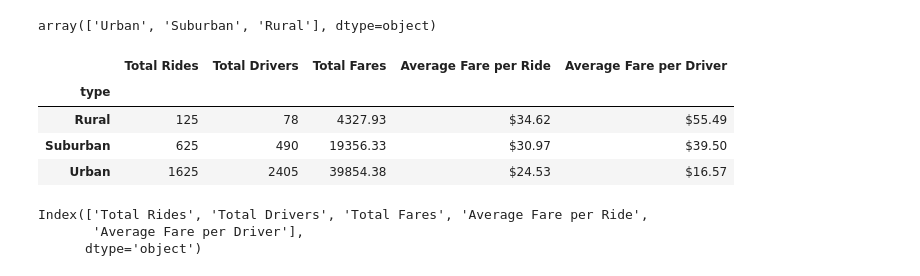
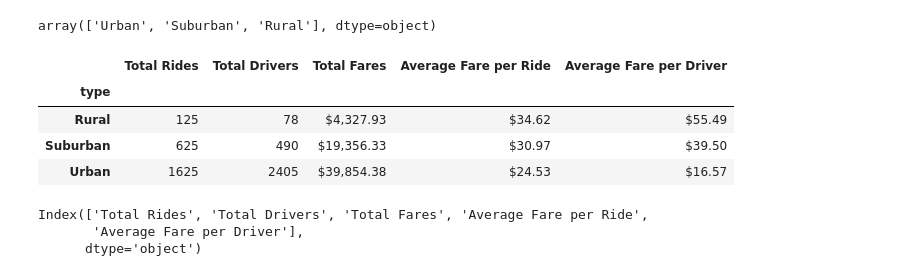
Before and after one commit to GirijaJoshi/PyBer_Analysis, a Jupyter notebook: PyBer_Challenge.ipynb, the cells around one changed output. Cells and saved outputs as stored; diff of their text form; code cells hidden in the pictures.

Commit message:
added format

```diff
--- a/PyBer_Challenge.ipynb
+++ b/PyBer_Challenge.ipynb
@@ -106,19 +106,19 @@ array(['Urban', 'Suburban', 'Rural'], dtype=object)
 # %%
 # summary DataFrame
 pyber_summary_df = pd.DataFrame({
     "Total Rides" : sum_ride_by_type ,
     "Total Drivers": sum_driver_by_type,
-    "Total Fares" : sum_fares_by_type,
+    "Total Fares" : sum_fares_by_type.map("${:,.2f}".format),
     "Average Fare per Ride" : (sum_fares_by_type/ sum_ride_by_type).map("${:,.2f}".format),
     "Average Fare per Driver" : (sum_fares_by_type/ sum_driver_by_type).map("${:,.2f}".format)
 })
 pyber_summary_df
 # %% [output]
 |  | Total Rides | Total Drivers | Total Fares | Average Fare per Ride | Average Fare per Driver |
 | type |  |  |  |  |  |
-| Rural | 125 | 78 | 4327.93 | $34.62 | $55.49 |
-| Suburban | 625 | 490 | 19356.33 | $30.97 | $39.50 |
-| Urban | 1625 | 2405 | 39854.38 | $24.53 | $16.57 |
+| Rural | 125 | 78 | $4,327.93 | $34.62 | $55.49 |
+| Suburban | 625 | 490 | $19,356.33 | $30.97 | $39.50 |
+| Urban | 1625 | 2405 | $39,854.38 | $24.53 | $16.57 |
 # %%
 pyber_summary_df.columns
 # %% [output]
```
Also changed, not shown: parts of 1 cell of this notebook.
